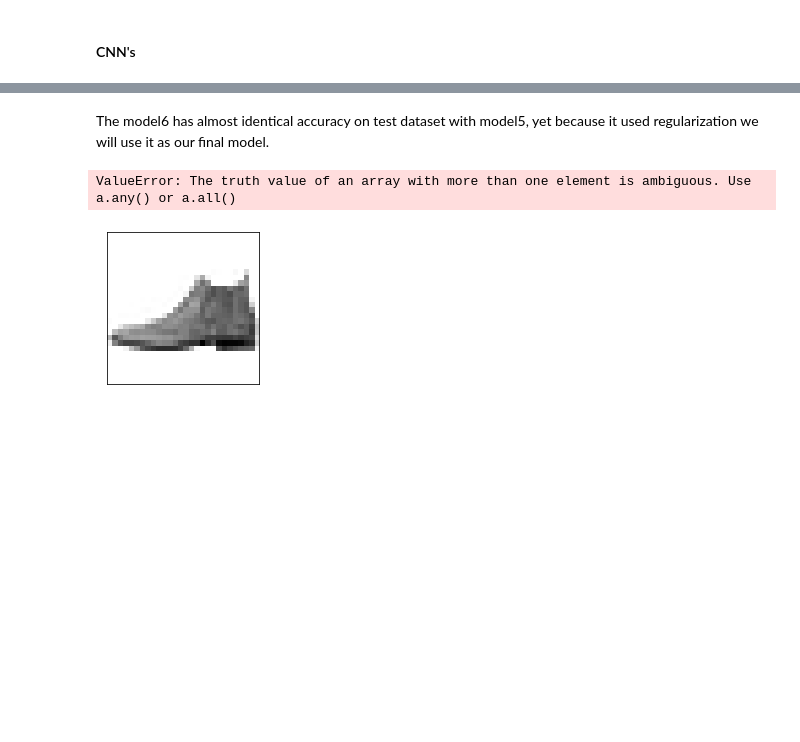
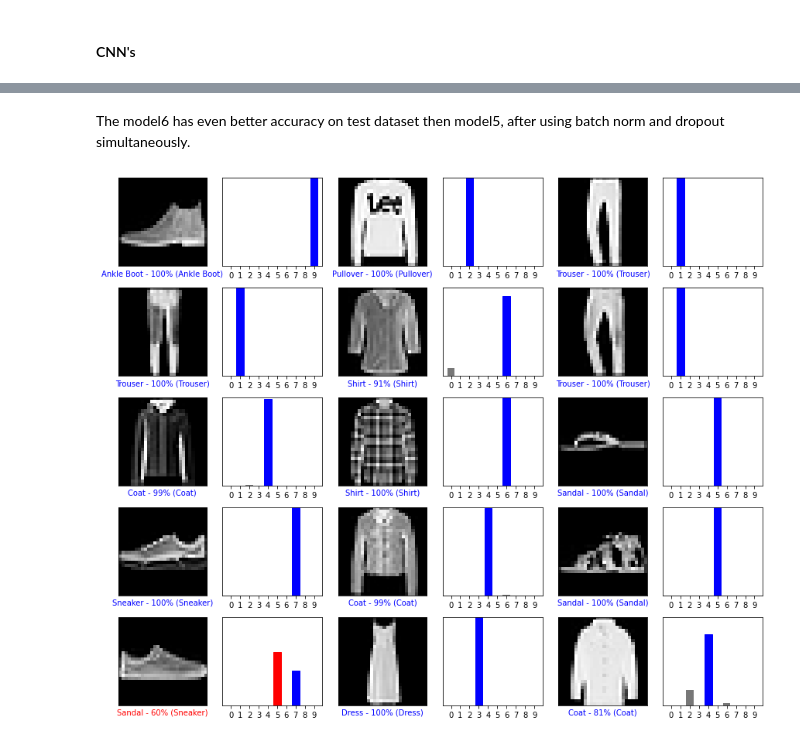
Before and after one commit to ilias-giannakos/Deep-Learning, a Jupyter notebook: dl 1.ipynb, the cells around one changed output, grey strips where cells are left out. Drawn from its saved outputs; the diff is of its cells as text; code cells hidden in the pictures; blank space fills up the shorter version.

```diff
--- a/dl 1.ipynb
+++ b/dl 1.ipynb
@@ -347,11 +327,13 @@ print(val_accuracy)
 # %%
-#final CNN (same as before) but with dropout
+#final CNN (same as before) but with dropout & batch norm
 
 model6 = tf.keras.models.Sequential()
 model6.add(tf.keras.layers.Conv2D(32, (3, 3), activation='relu', input_shape=(28,28,1)))
+model6.add(tf.keras.layers.BatchNormalization())
 model6.add(tf.keras.layers.MaxPooling2D((2, 2)))
 model6.add(tf.keras.layers.Dropout(0.2))
 model6.add(tf.keras.layers.Conv2D(64, (3, 3), activation='relu'))
+model6.add(tf.keras.layers.BatchNormalization())
 model6.add(tf.keras.layers.MaxPooling2D((2, 2)))
 model6.add(tf.keras.layers.Dropout(0.2))
 model6.add(tf.keras.layers.Conv2D(64, (3, 3), activation='relu'))
@@ -364,6 +346,8 @@ history6 = model6.fit(
     train_X_cnn, y_train, epochs=epochs, batch_size=batch_size, callbacks=callbacks, validation_data = (dev_X_cnn, y_dev)
 )
 _, val_accuracy = model6.evaluate(test_x_cnn,y_test, verbose=0)
-print(val_accuracy)
+print("Accuracy on test dataset=", val_accuracy)
+
+predictions = model6.predict(test_x_cnn)
 # %% [output]
 Epoch 1/70
@@ -386,27 +370,28 @@ Epoch 21/70
-# %% [markdown]
-The model6 has almost identical accuracy on test dataset with model5, yet because it used regularization we will use it as our final model.
+# %% [markdown]
+The model6 has even better accuracy on test dataset then model5, after using batch norm and dropout simultaneously.
 # %%
-def plot_image(i, predictions_array, true_label, img):
-  true_label, img = true_label[i], img[i]
+#visualization of predictions over actual values:
+
+def plot_image(idx, predictions_array, true_label, img):
+  #true_label, img = true_label[idx], img[idx]
   plt.grid(False)
   plt.xticks([])
   plt.yticks([])
 
-  plt.imshow(img, cmap=plt.cm.binary)
+  plt.imshow(img, cmap="gray")
 
   predicted_label = np.argmax(predictions_array)
-  if predicted_label == true_label:
+  if predicted_label == true_label.argmax():
     color = 'blue'
   else:
     color = 'red'
 
-  plt.xlabel("{} {:2.0f}% ({})".format(class_names[predicted_label],
+  plt.xlabel("{} - {:2.0f}% ({})".format(label_description.get(predicted_label),
                                 100*np.max(predictions_array),
-                                class_names[true_label]),
+                                label_description.get(true_label.argmax())),
                                 color=color)
 
-def plot_value_array(i, predictions_array, true_label):
-  true_label = true_label[i]
+def plot_value_array(idx, predictions_array, true_label):
   plt.grid(False)
   plt.xticks(range(10))
   plt.yticks([])
@@ -415,15 +400,20 @@ def plot_value_array(i, predictions_array, true_label):
   predicted_label = np.argmax(predictions_array)
 
   thisplot[predicted_label].set_color('red')
-  thisplot[true_label].set_color('blue')
+  thisplot[true_label.argmax()].set_color('blue')
 # %%
-i = 0
-plt.figure(figsize=(6,3))
-plt.subplot(1,2,1)
-plot_image(i, predictions[i], y_test, x_test.reshape(10000,28,28))
-plt.subplot(1,2,2)
-plot_value_array(i, predictions[i],  y_test)
+# Plot the first X test images, their predicted labels, and the true labels.
+# Color correct predictions in blue and incorrect predictions in red.
+num_rows = 5
+num_cols = 3
+num_images = num_rows*num_cols
+plt.figure(figsize=(2*2*num_cols, 2*num_rows))
+for i in range(num_images):
+  plt.subplot(num_rows, 2*num_cols, 2*i+1)
+  plot_image(i, predictions[i], y_test[i], x_test[i].reshape(28,28))
+  plt.subplot(num_rows, 2*num_cols, 2*i+2)
+  plot_value_array(i,  predictions[i],  y_test[i])
+plt.tight_layout()
 plt.show()
 # %% [output]
-ValueError: The truth value of an array with more than one element is ambiguous. Use a.any() or a.all()
-[figure, old version]
+[figure, new version]
```
Also changed, not shown: parts of 16 cells of this notebook.
